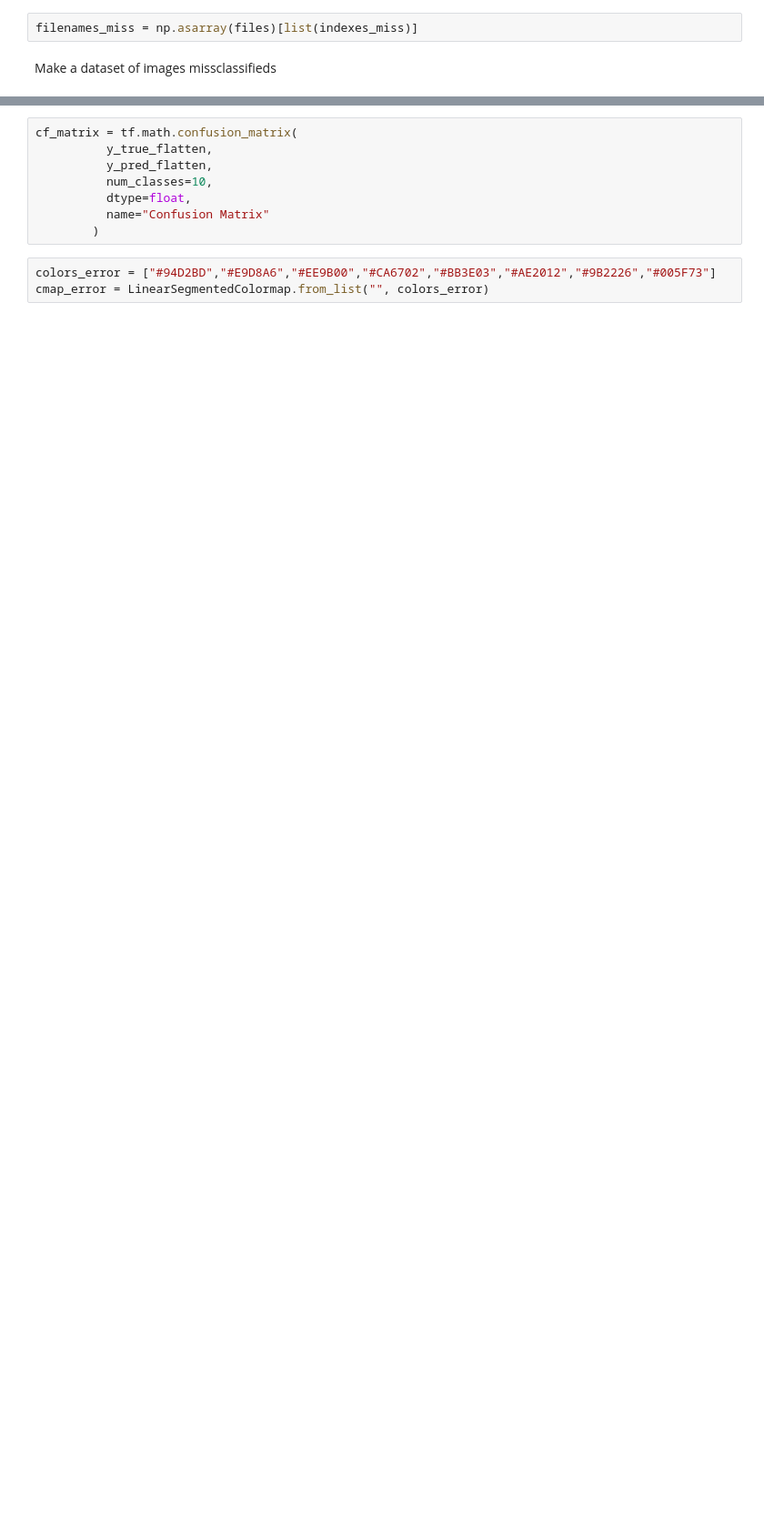
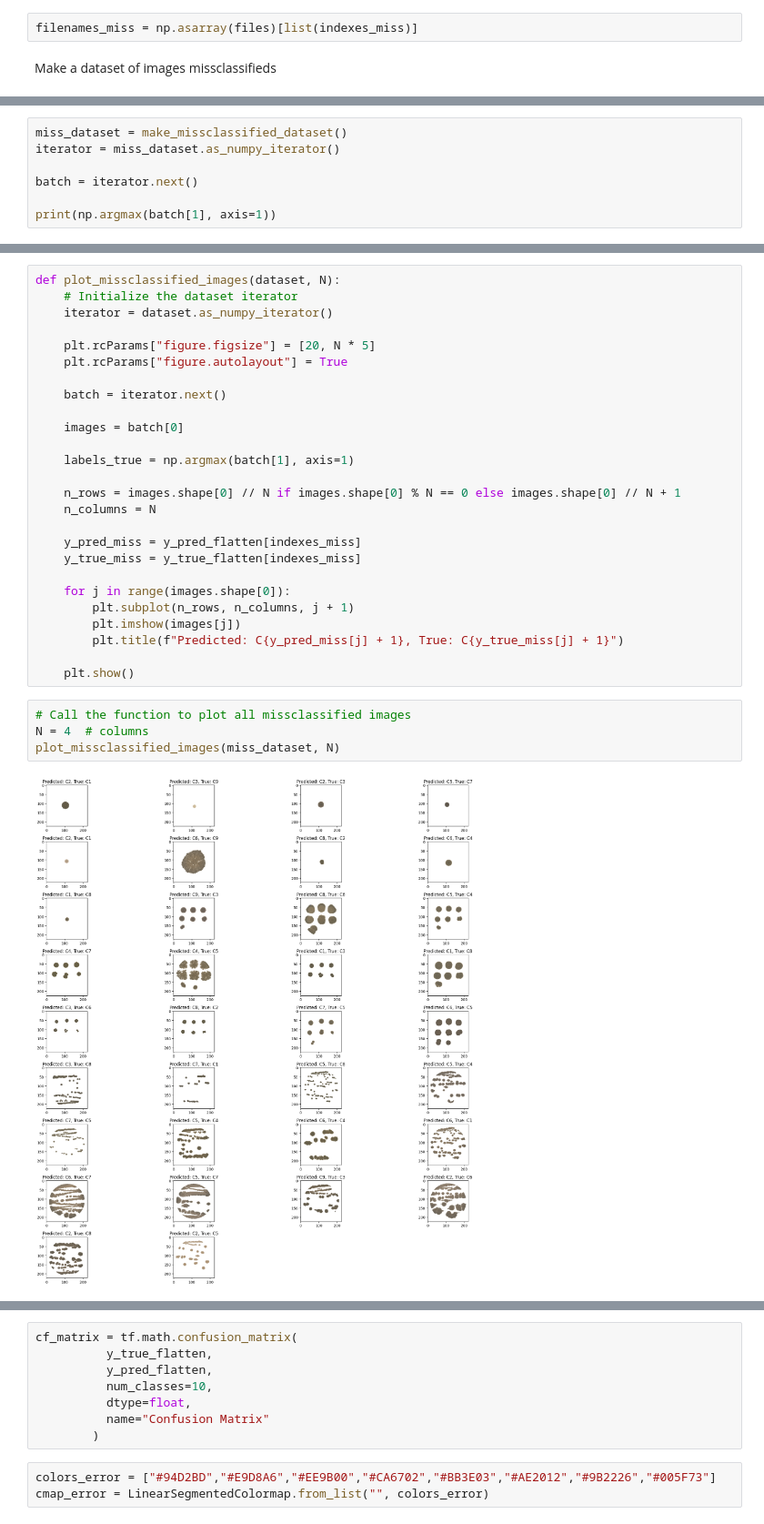
Before and after one commit to ramon-m-machado/Markdown-Tutorial, a Jupyter notebook: VGGsNew.ipynb, the cells around one changed output, grey strips where cells are left out. Shown at 91% size. Saved outputs shown, nothing was run; the diff lists cells and outputs as text; blank space fills up the shorter version.

```diff
--- a/VGGsNew.ipynb
+++ b/VGGsNew.ipynb
@@ -665,0 +687,7 @@ plt.imshow(images[0])
+# %%
+miss_dataset = make_missclassified_dataset()
+iterator = miss_dataset.as_numpy_iterator()
+
+batch = iterator.next()
+
+print(np.argmax(batch[1], axis=1))
@@ -665,0 +696,32 @@ plt.imshow(images[0])
+# %%
+def plot_missclassified_images(dataset, N):
+    # Initialize the dataset iterator
+    iterator = dataset.as_numpy_iterator()
+
+    plt.rcParams["figure.figsize"] = [20, N * 5]
+    plt.rcParams["figure.autolayout"] = True
+
+    batch = iterator.next()
+
+    images = batch[0]
+
+    labels_true = np.argmax(batch[1], axis=1)
+
+    n_rows = images.shape[0] // N if images.shape[0] % N == 0 else images.shape[0] // N + 1
+    n_columns = N
+
+    y_pred_miss = y_pred_flatten[indexes_miss]
+    y_true_miss = y_true_flatten[indexes_miss]
+
+    for j in range(images.shape[0]):
+        plt.subplot(n_rows, n_columns, j + 1)
+        plt.imshow(images[j])
+        plt.title(f"Predicted: C{y_pred_miss[j] + 1}, True: C{y_true_miss[j] + 1}")
+
+    plt.show()
+# %%
+# Call the function to plot all missclassified images
+N = 4  # columns
+plot_missclassified_images(miss_dataset, N)
+# %% [output]
+[figure, added]
```
Also changed, not shown: parts of 110 cells of this notebook.
